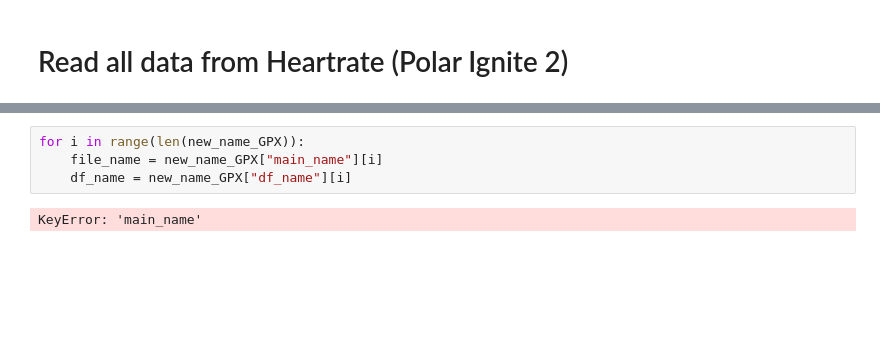
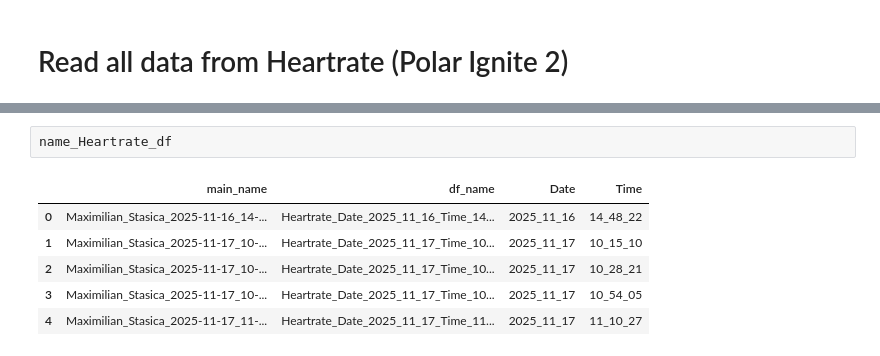
Before and after one commit to Mohsenmohebbi1993/Biomechanik, a Jupyter notebook: notebooks/2. Data and Clear Data.ipynb, the cells around one changed output, grey strips where cells are left out. Drawn from its saved outputs; the diff is of its cells as text; blank space fills up the shorter version.

```diff
--- a/notebooks/2. Data and Clear Data.ipynb
+++ b/notebooks/2. Data and Clear Data.ipynb
@@ -510,6 +509,9 @@ Name: time, Length: 4342, dtype: datetime64[ns, SimpleTZ('Z')]
-# %%
-for i in range(len(new_name_GPX)):
-    file_name = new_name_GPX["main_name"][i]
-    df_name = new_name_GPX["df_name"][i]
-# %% [output]
-KeyError: 'main_name'
+# %%
+name_Heartrate_df
+# %% [output]
+|  | main_name | df_name | Date | Time |
+| 0 | Maximilian_Stasica_2025-11-16_14-... | Heartrate_Date_2025_11_16_Time_14... | 2025_11_16 | 14_48_22 |
+| 1 | Maximilian_Stasica_2025-11-17_10-... | Heartrate_Date_2025_11_17_Time_10... | 2025_11_17 | 10_15_10 |
+| 2 | Maximilian_Stasica_2025-11-17_10-... | Heartrate_Date_2025_11_17_Time_10... | 2025_11_17 | 10_28_21 |
+| 3 | Maximilian_Stasica_2025-11-17_10-... | Heartrate_Date_2025_11_17_Time_10... | 2025_11_17 | 10_54_05 |
+| 4 | Maximilian_Stasica_2025-11-17_11-... | Heartrate_Date_2025_11_17_Time_11... | 2025_11_17 | 11_10_27 |
```
Also changed, not shown: parts of 16 cells of this notebook.
